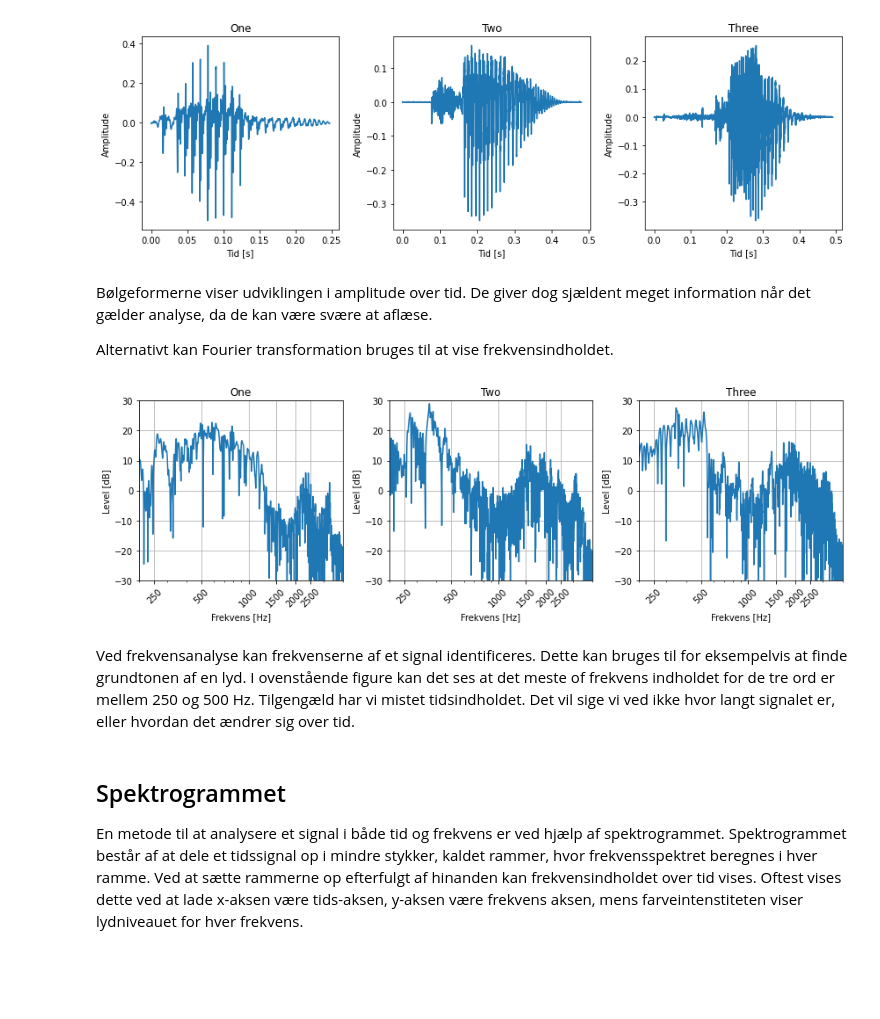
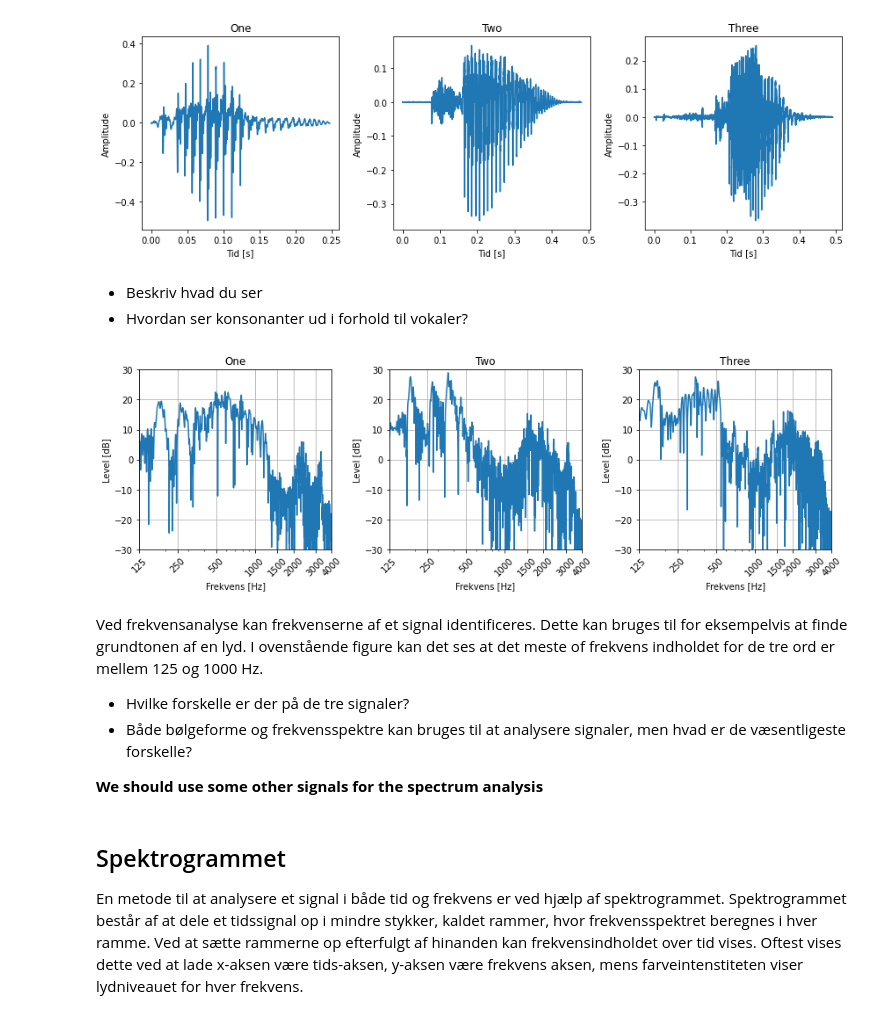
Before and after one commit to niels-overby/SRP-noisereduction, a Jupyter notebook: SRP_STFT.ipynb, the cells around one changed output. Saved outputs shown, nothing was run; the diff lists cells and outputs as text; code cells hidden in the pictures; blank space fills up the shorter version.

```diff
--- a/SRP_STFT.ipynb
+++ b/SRP_STFT.ipynb
@@ -70,41 +69,44 @@ plt.show()
 [interactive output not drawn]
 [interactive output not drawn]
 [figure]
-# %% [markdown]
-Bølgeformerne viser udviklingen i amplitude over tid. De giver dog sjældent meget information når det gælder analyse, da de kan være svære at aflæse.
-
-Alternativt kan Fourier transformation bruges til at vise frekvensindholdet.
+# %% [markdown]
+* Beskriv hvad du ser
+* Hvordan ser konsonanter ud i forhold til vokaler?
 # %%
-#@title
+#@title Frekvensspektrum
 audioDir = '/content/SRP2021/Audio/'
 audioFiles = list(np.sort([f for f in os.listdir(audioDir) if 'lucas' in f]))
 
 titles = ["One","Two","Three"]
 
 fft = spectrum.FFT(N=44100,fs=fs)
 
 plt.figure(figsize=(12,4))
 for i in range(3):
   x, fs = utils.getAudio(audioDir + audioFiles[i+1])
 
   X = fft.transform(x)
   plt.subplot(1,3,i+1)
   plt.semilogx(fft.f,(20*np.log10(np.abs(X.T))))
   plt.title(titles[i])
   plt.ylabel("Level [dB]")
   plt.xlabel("Frekvens [Hz]")
   plt.xlim([200,4000])
-  plt.xticks([250,500,1000,1500,2000,2500],[250,500,1000,1500,2000,2500],rotation=45)
+  plt.xticks([125,250,500,1000,1500,2000,3000,4000],[125,250,500,1000,1500,2000,3000,4000],rotation=45)
   plt.ylim([-30,30])
 
   plt.grid()
 plt.tight_layout()
 plt.show()
 # %% [output]
-[figure, old version]
+[figure, new version]
 # %% [markdown]
-Ved frekvensanalyse kan frekvenserne af et signal identificeres. Dette kan bruges til for eksempelvis at finde grundtonen af en lyd. I ovenstående figure kan det ses at det meste of frekvens indholdet for de tre ord er mellem 250 og 500 Hz.
-Tilgengæld har vi mistet tidsindholdet. Det vil sige vi ved ikke hvor langt signalet er, eller hvordan det ændrer sig over tid.
+Ved frekvensanalyse kan frekvenserne af et signal identificeres. Dette kan bruges til for eksempelvis at finde grundtonen af en lyd. I ovenstående figure kan det ses at det meste of frekvens indholdet for de tre ord er mellem 125 og 1000 Hz.
+
+* Hvilke forskelle er der på de tre signaler?
+* Både bølgeforme og frekvensspektre kan bruges til at analysere signaler, men hvad er de væsentligeste forskelle?
+
+**We should use some other signals for the spectrum analysis**
 # %% [markdown]
 ## Spektrogrammet
 
```
Also changed, not shown: parts of 4 cells of this notebook.
